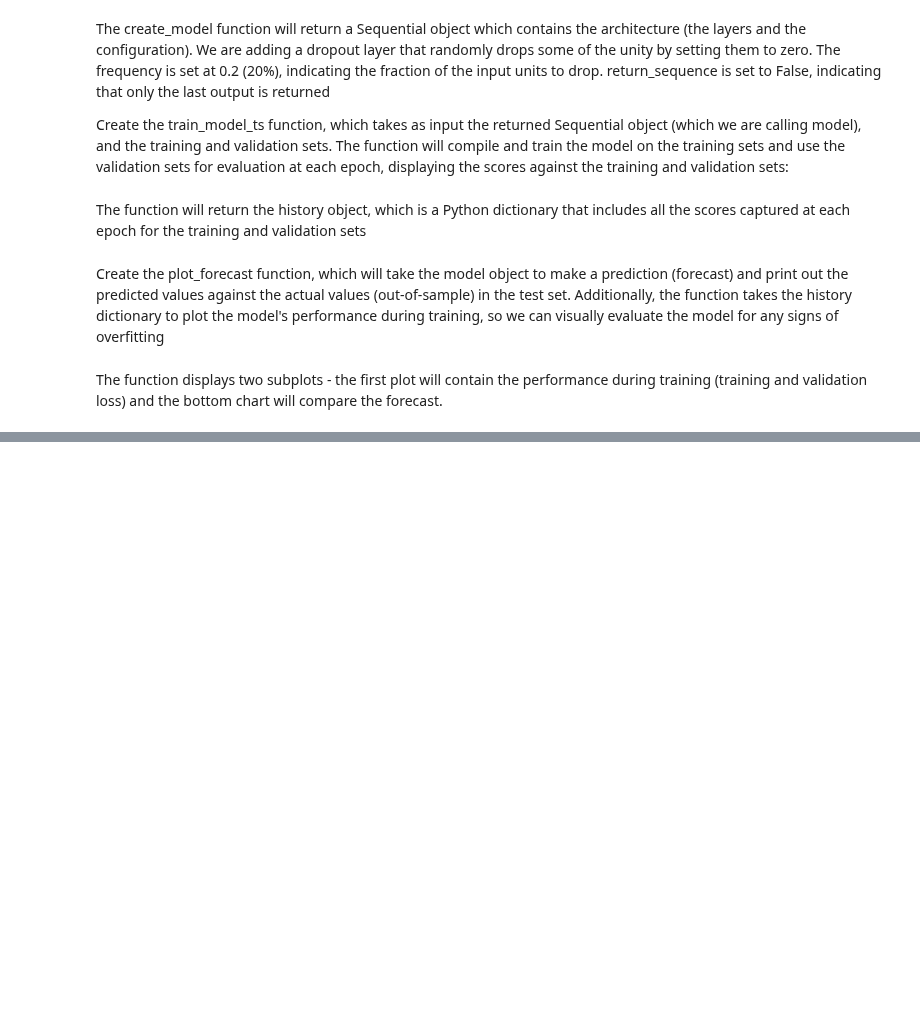
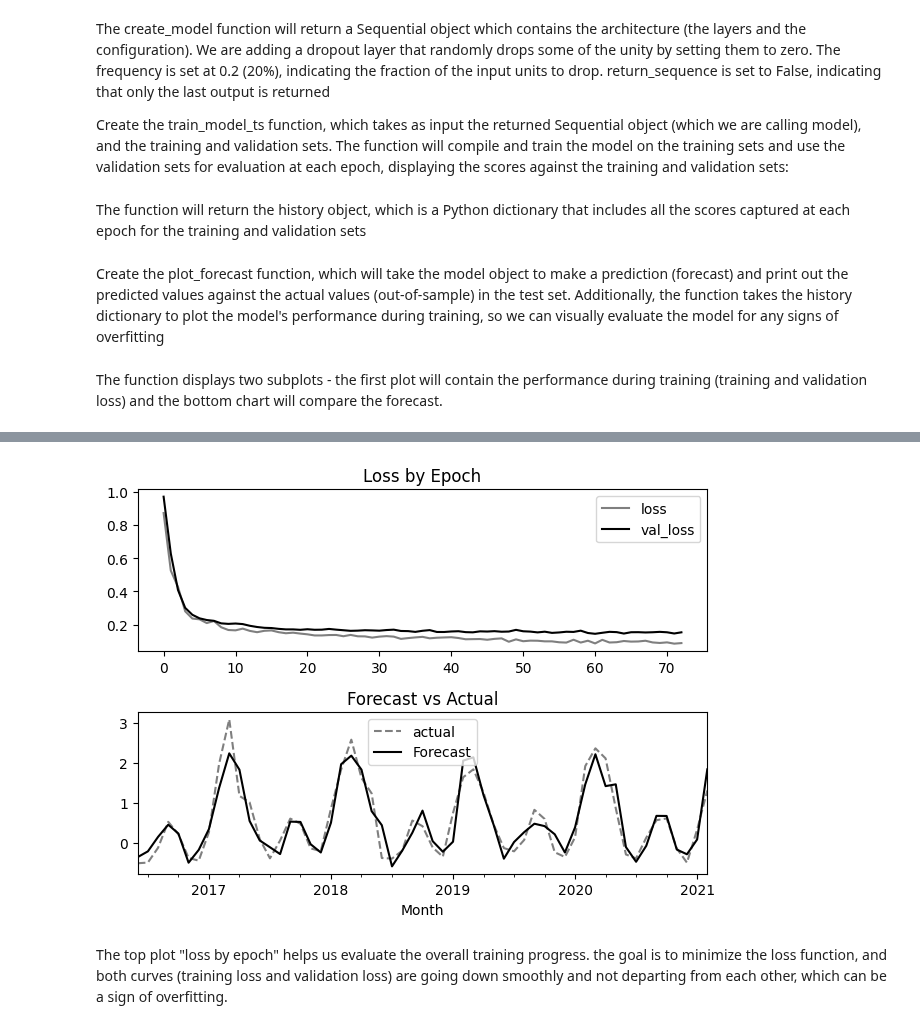
Before and after one commit to LaurbergMJ/TimeSeriesAnalysisWithPythonCookbook, a Jupyter notebook: Ch13.ipynb, the cells around one changed output, grey strips where cells are left out. Saved outputs shown, nothing was run; the diff lists cells and outputs as text; code cells hidden in the pictures; blank space fills up the shorter version.

```diff
--- a/Ch13.ipynb
+++ b/Ch13.ipynb
@@ -123,13 +115,13 @@ def features_target_ts(*args):
 # hence the name. We will implement the SimpleRNN architecture
 
 def create_model(train, units, dropout=0.2):
-    model = tf.keras.Sequential()
-    model.add(tf.keras.models.SimpleRNN(units=units,
+    model = keras.Sequential()
+    model.add(SimpleRNN(units=units,
                         return_sequences=False,
                         input_shape=(train.shape[1],
                                      train.shape[2])))
-    model.add(tf.keras.metrics.Dropout(dropout))
-    model.add(tf.keras.layers.Dense(1))
+    model.add(Dropout(dropout))
+    model.add(Dense(1))
     return model
 # %% [markdown]
 The create_model function will return a Sequential object which contains the architecture (the layers and the configuration). We are adding a dropout layer that randomly drops some of the unity by setting them to zero. The frequency is set at 0.2 (20%), indicating the fraction of the input units to drop. return_sequence is set to False, indicating that only the last output is returned
@@ -184,0 +193,3 @@ AttributeError: module 'tensorflow' has no attribute 'keras'
+# %%
+# Train the model using the train_model function
+history_en_simpleRNN = train_model_ts(model_en_simpleRNN, x_train_en, y_train_en, x_val_en, y_val_en, batch_size=64)
@@ -184,0 +214,5 @@ AttributeError: module 'tensorflow' has no attribute 'keras'
+# %%
+# Evaluate the model using the plot_forecast function
+
+plot_forecast(model_en_simpleRNN, x_test_en, y_test_en, test_en.index, history_en_simpleRNN)
+# %% [output]
@@ -184,0 +220,3 @@ AttributeError: module 'tensorflow' has no attribute 'keras'
+[figure, added]
+# %% [markdown]
+The top plot "loss by epoch" helps us evaluate the overall training progress. the goal is to minimize the loss function, and both curves (training loss and validation loss) are going down smoothly and not departing from each other, which can be a sign of overfitting.
```
Also changed, not shown: parts of 14 cells of this notebook.
